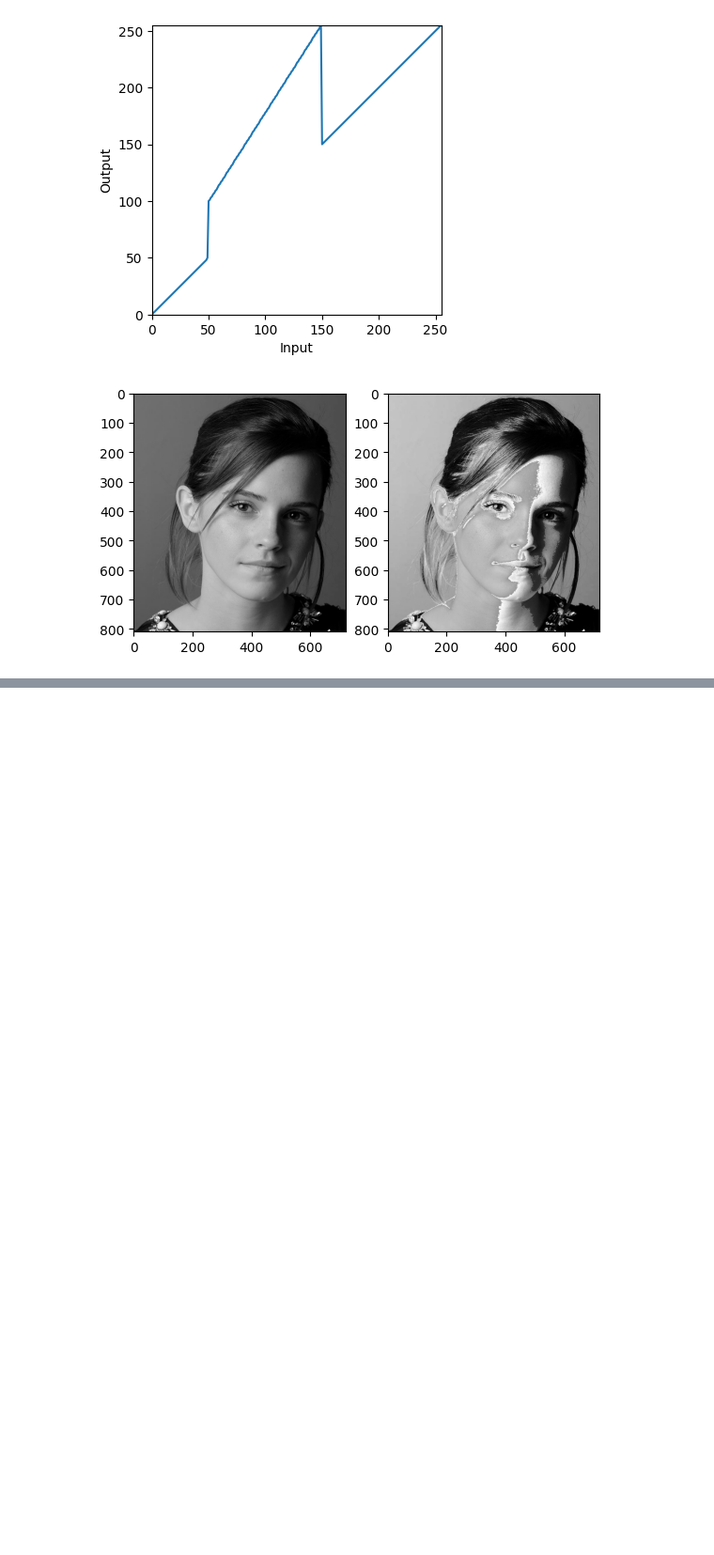
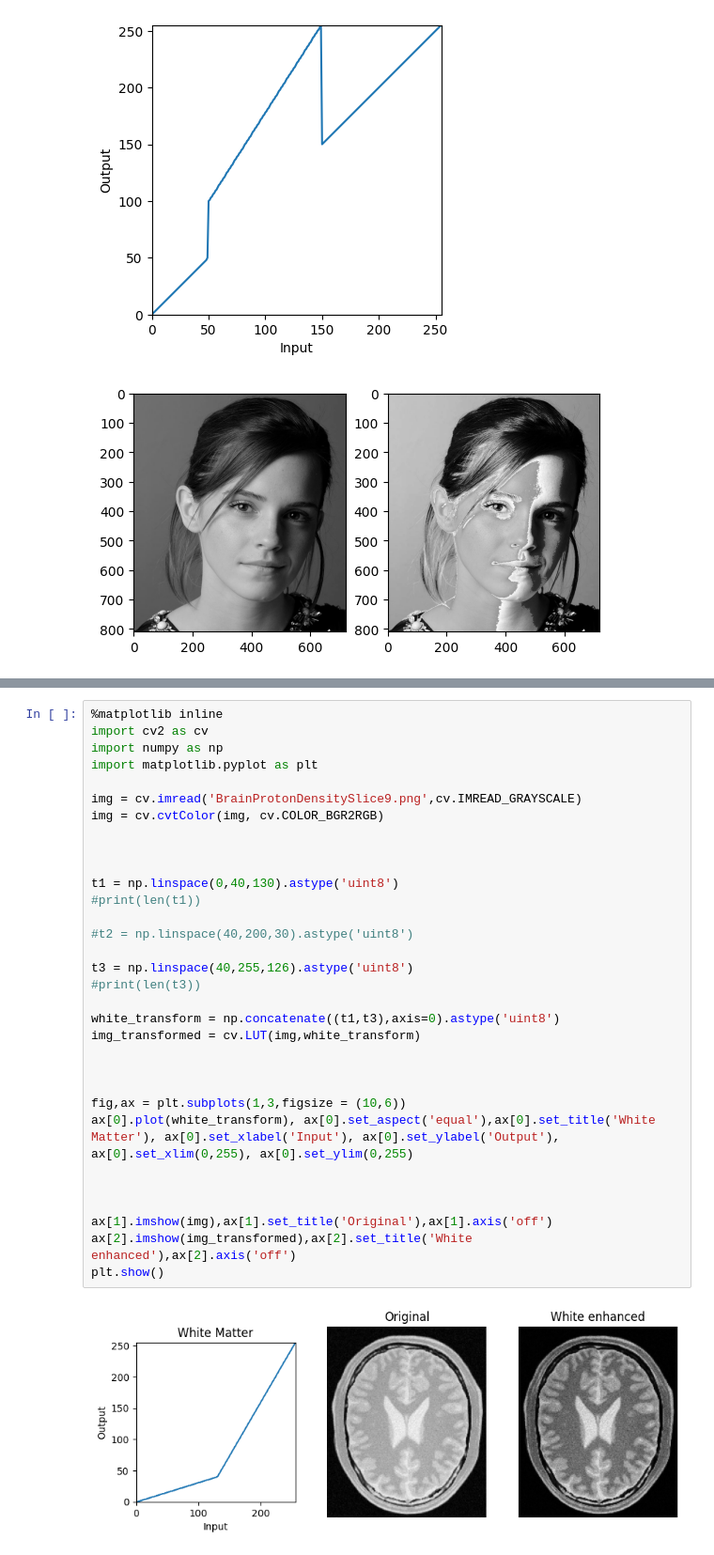
Before and after one commit to tharusha-pathirana/S5_EN3160, a Jupyter notebook: Assignment1.ipynb, the cells around one changed output, grey strips where cells are left out. Shown at 94% size. Saved outputs shown, nothing was run; the diff lists cells and outputs as text; blank space fills up the shorter version.

```diff
--- a/Assignment1.ipynb
+++ b/Assignment1.ipynb
@@ -38,0 +53,34 @@ plt.show()
+# %%
+%matplotlib inline
+import cv2 as cv
+import numpy as np
+import matplotlib.pyplot as plt
+
+img = cv.imread('BrainProtonDensitySlice9.png',cv.IMREAD_GRAYSCALE)
+img = cv.cvtColor(img, cv.COLOR_BGR2RGB)
+
+
+
+t1 = np.linspace(0,40,130).astype('uint8')
+#print(len(t1))
+
+#t2 = np.linspace(40,200,30).astype('uint8')
+
+t3 = np.linspace(40,255,126).astype('uint8')
+#print(len(t3))
+
+white_transform = np.concatenate((t1,t3),axis=0).astype('uint8')
+img_transformed = cv.LUT(img,white_transform)
+
+
+
+fig,ax = plt.subplots(1,3,figsize = (10,6))
+ax[0].plot(white_transform), ax[0].set_aspect('equal'),ax[0].set_title('White Matter'), ax[0].set_xlabel('Input'), ax[0].set_ylabel('Output'), ax[0].set_xlim(0,255), ax[0].set_ylim(0,255)
+
+
+
+ax[1].imshow(img),ax[1].set_title('Original'),ax[1].axis('off')
+ax[2].imshow(img_transformed),ax[2].set_title('White enhanced'),ax[2].axis('off')
+plt.show()
+# %% [output]
+[figure, added]
```
Also changed, not shown: parts of 2 cells of this notebook.
